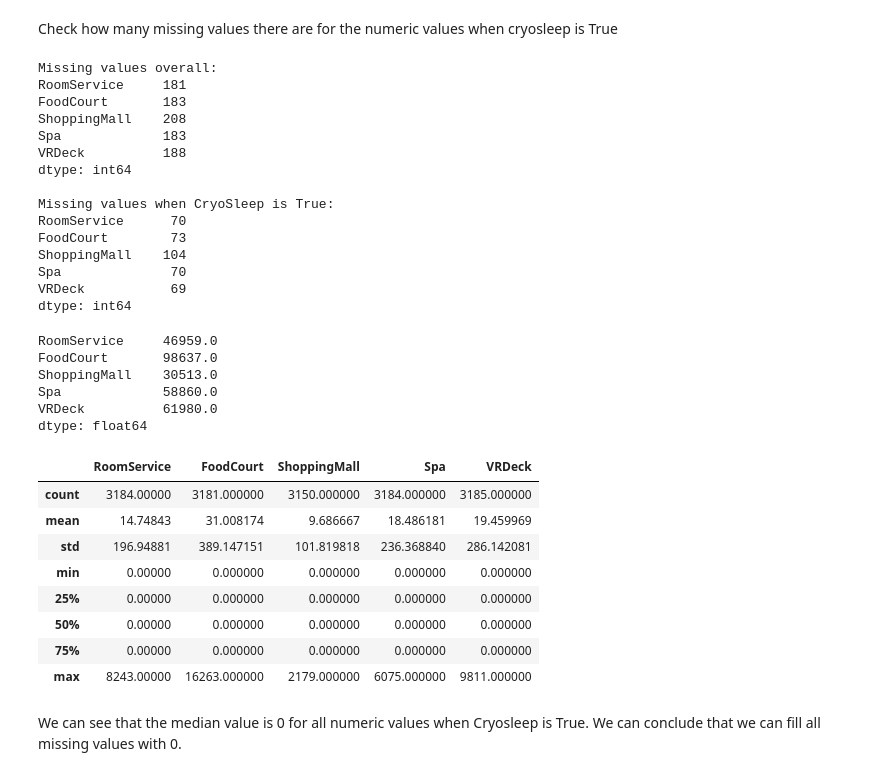
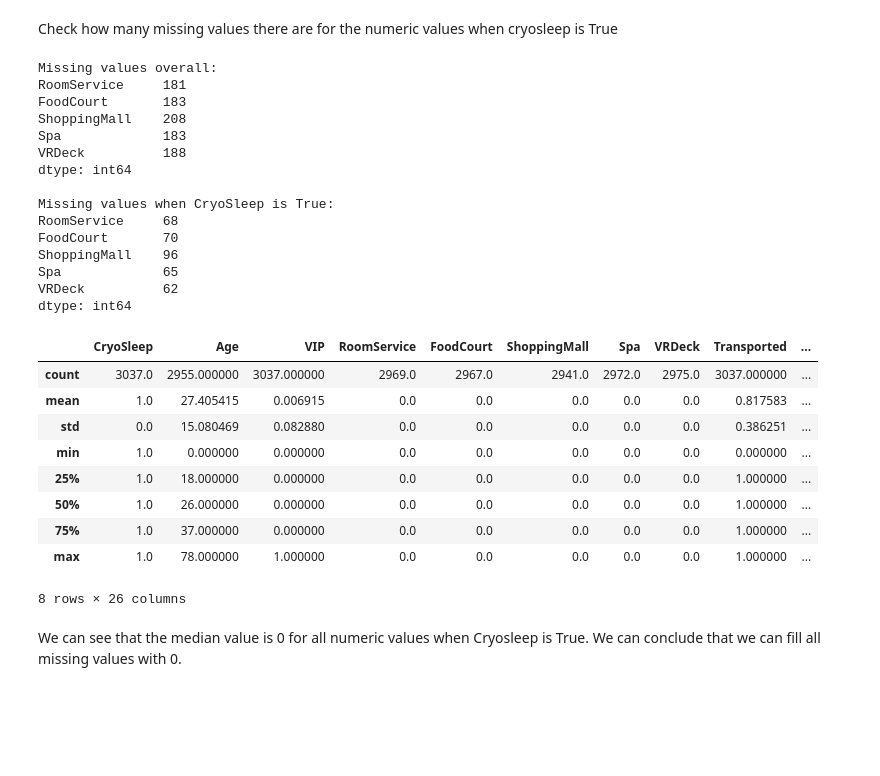
Before and after one commit to johlys/INF367, a Jupyter notebook: johlys_notebook.ipynb, the cells around one changed output. Saved outputs shown, nothing was run; the diff lists cells and outputs as text; code cells hidden in the pictures; blank space fills up the shorter version.

```diff
--- a/johlys_notebook.ipynb
+++ b/johlys_notebook.ipynb
@@ -29,0 +98,18 @@ train_data_csv.describe()
+# %%
+# Convert boolean columns to integers
+encode_columns = ['HomePlanet', 'Destination', 'Deck', 'Side']
+
+bool_columns = ['CryoSleep', 'VIP', 'Transported']
+train_data_csv[bool_columns] = train_data_csv[bool_columns].fillna(False)
+train_data_csv[bool_columns] = train_data_csv[bool_columns].astype(int)
+train_data_csv = pd.get_dummies(train_data_csv, columns=encode_columns, dtype=int)
+
+#Do the same for test data
+bool_columns_test = ['CryoSleep', 'VIP']
+test_data_csv[bool_columns_test] = test_data_csv[bool_columns_test].fillna(False)
+test_data_csv[bool_columns_test] = test_data_csv[bool_columns_test].astype(int)
+test_data_csv = pd.get_dummies(test_data_csv, columns=encode_columns, dtype=int)
+
+#train_data_csv.head()
+print(train_data_csv.columns)
+test_data_csv.head()
@@ -30,4 +131,7 @@ train_data_csv.describe()
 # %%
 missing_values = train_data_csv.isna().sum()
 print(missing_values)
+train_data_csv['Num'] = train_data_csv['Num'].fillna(0) ## Why do i do this?
+test_data_csv['Num'] = test_data_csv['Num'].fillna(0) ## Why do i do this?
+train_data_csv.head()
 # %% [output]
@@ -66,8 +181,7 @@ Transported        bool
 dtype: object
 # %%
-convert_dict = {'PassengerId': 'string', 'HomePlanet': 'string', 'CryoSleep': bool, 'Cabin': 'string', 'Destination': 'string', 'VIP': bool, 'Name': 'string'}
-# Convert columns using the dictionary
-# train_data_csv = train_data_csv.convert_dtypes()
+convert_dict = {'Num':int}
 train_data_csv = train_data_csv.astype(dtype=convert_dict)
+test_data_csv = test_data_csv.astype(dtype=convert_dict)
 print(train_data_csv.dtypes)
 # %% [output]
@@ -122,33 +226,25 @@ VRDeck          188
 dtype: int64
 
 Missing values when CryoSleep is True:
-RoomService      70
-FoodCourt        73
-ShoppingMall    104
-Spa              70
-VRDeck           69
+RoomService     68
+FoodCourt       70
+ShoppingMall    96
+Spa             65
+VRDeck          62
 dtype: int64
 # %%
 numeric_cols = cryosleep_true_df.select_dtypes(include=['number'])
-numeric_cols = numeric_cols.drop(columns=['Age'])
-numeric_sums = numeric_cols.sum()
-print(numeric_sums)
 numeric_cols.describe()
 # %% [output]
+|  | CryoSleep | Age | VIP | RoomService | FoodCourt | ShoppingMall | Spa | VRDeck | Transported | ... |
+| count | 3037.0 | 2955.000000 | 3037.000000 | 2969.0 | 2967.0 | 2941.0 | 2972.0 | 2975.0 | 3037.000000 | ... |
+| mean | 1.0 | 27.405415 | 0.006915 | 0.0 | 0.0 | 0.0 | 0.0 | 0.0 | 0.817583 | ... |
+| std | 0.0 | 15.080469 | 0.082880 | 0.0 | 0.0 | 0.0 | 0.0 | 0.0 | 0.386251 | ... |
+| min | 1.0 | 0.000000 | 0.000000 | 0.0 | 0.0 | 0.0 | 0.0 | 0.0 | 0.000000 | ... |
+| 25% | 1.0 | 18.000000 | 0.000000 | 0.0 | 0.0 | 0.0 | 0.0 | 0.0 | 1.000000 | ... |
+| 50% | 1.0 | 26.000000 | 0.000000 | 0.0 | 0.0 | 0.0 | 0.0 | 0.0 | 1.000000 | ... |
+| 75% | 1.0 | 37.000000 | 0.000000 | 0.0 | 0.0 | 0.0 | 0.0 | 0.0 | 1.000000 | ... |
+| max | 1.0 | 78.000000 | 1.000000 | 0.0 | 0.0 | 0.0 | 0.0 | 0.0 | 1.000000 | ... |
-RoomService     46959.0
-FoodCourt       98637.0
-ShoppingMall    30513.0
-Spa             58860.0
-VRDeck          61980.0
-dtype: float64
+8 rows × 26 columns
-|  | RoomService | FoodCourt | ShoppingMall | Spa | VRDeck |
-| count | 3184.00000 | 3181.000000 | 3150.000000 | 3184.000000 | 3185.000000 |
-| mean | 14.74843 | 31.008174 | 9.686667 | 18.486181 | 19.459969 |
-| std | 196.94881 | 389.147151 | 101.819818 | 236.368840 | 286.142081 |
-| min | 0.00000 | 0.000000 | 0.000000 | 0.000000 | 0.000000 |
-| 25% | 0.00000 | 0.000000 | 0.000000 | 0.000000 | 0.000000 |
-| 50% | 0.00000 | 0.000000 | 0.000000 | 0.000000 | 0.000000 |
-| 75% | 0.00000 | 0.000000 | 0.000000 | 0.000000 | 0.000000 |
-| max | 8243.00000 | 16263.000000 | 2179.000000 | 6075.000000 | 9811.000000 |
 # %% [markdown]
 We can see that the median value is 0 for all numeric values when Cryosleep is True. We can conclude that we can fill all missing values with 0.
```
Also changed, not shown: parts of 28 cells of this notebook, 2 other files.
